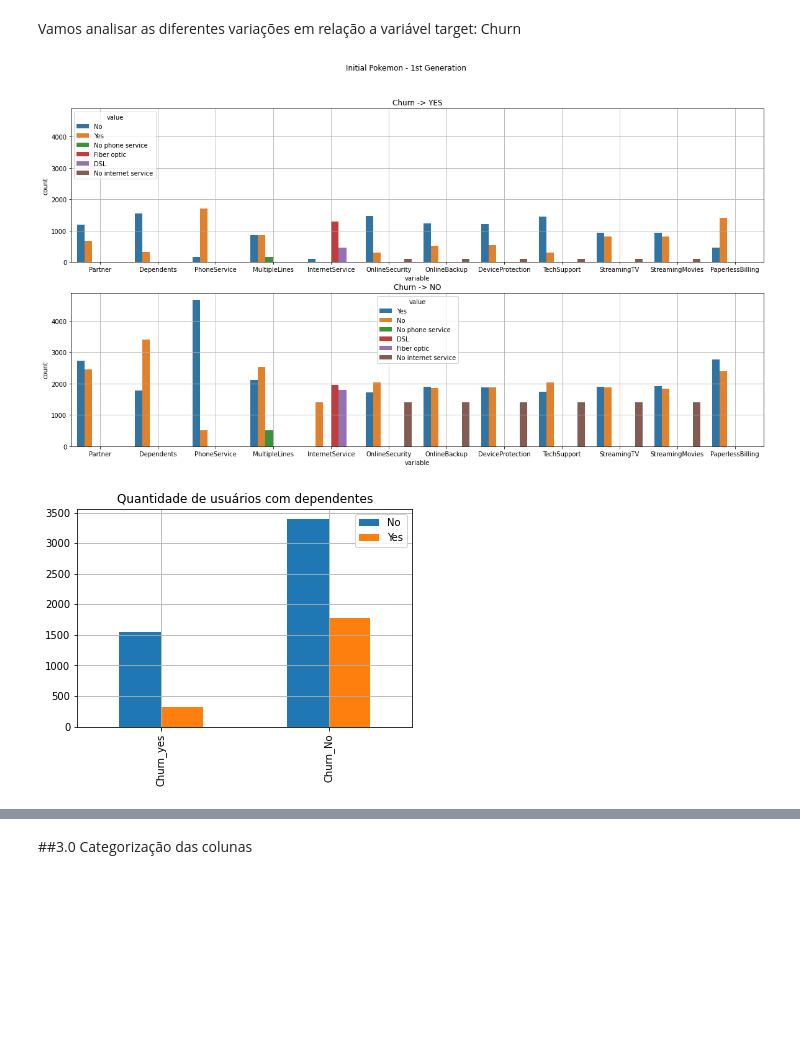
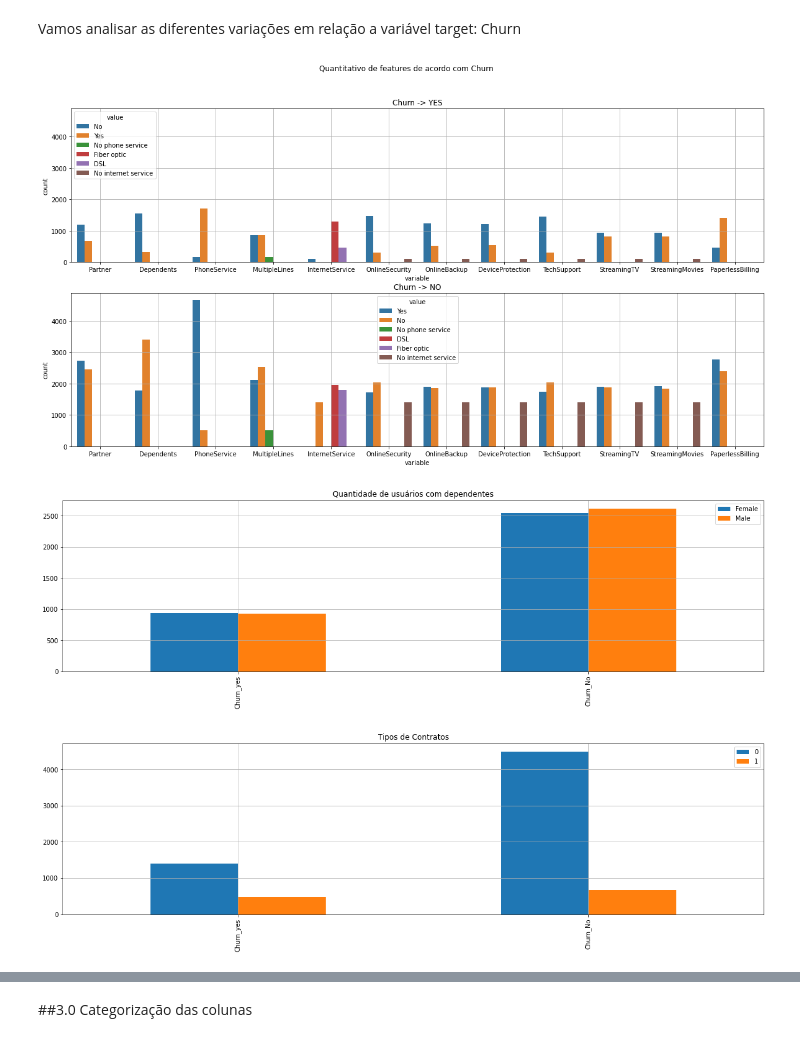
Before and after one commit to VitorFRodrigues/Alura_Challenges, a Jupyter notebook: notebook/Alura_Challenge_DataScience1.ipynb, the cells around one changed output, grey strips where cells are left out. Saved outputs shown, nothing was run; the diff lists cells and outputs as text; code cells hidden in the pictures; blank space fills up the shorter version.

```diff
--- a/notebook/Alura_Challenge_DataScience1.ipynb
+++ b/notebook/Alura_Challenge_DataScience1.ipynb
@@ -294,7 +294,7 @@ Churn_no = dados_limpos.query('Churn=="No"')[lista1]
 # %%
 import seaborn as sns
 fig, axes = plt.subplots(2, 1, figsize=(20, 10), sharey=True)
-fig.suptitle('Initial Pokemon - 1st Generation')
+fig.suptitle('Quantitativo de features de acordo com Churn')
 
 sns.countplot(ax=axes[0], x='variable', hue='value', data = pd.melt(Churn_yes))
 axes[0].set_title('Churn -> YES')
@@ -306,11 +306,15 @@ plt.grid()
 
 plt.show()
 # %% [output]
-[figure, old version]
+[figure, new version]
 # %%
-qtd_user_churn('Dependents', 'Quantidade de usuários com dependentes', dados_limpos)
+qtd_user_churn('gender', 'Quantidade de usuários com dependentes', dados_limpos)
 # %% [output]
-[figure, old version]
+[figure, new version]
+# %%
+qtd_user_churn('SeniorCitizen', 'Tipos de Contratos', dados_limpos)
+# %% [output]
+[figure, added]
 # %%
 qtd_user_churn('Contract', 'Tipos de Contratos', dados_limpos)
 # %% [output]
```
Also changed, not shown: parts of 3 cells of this notebook.
